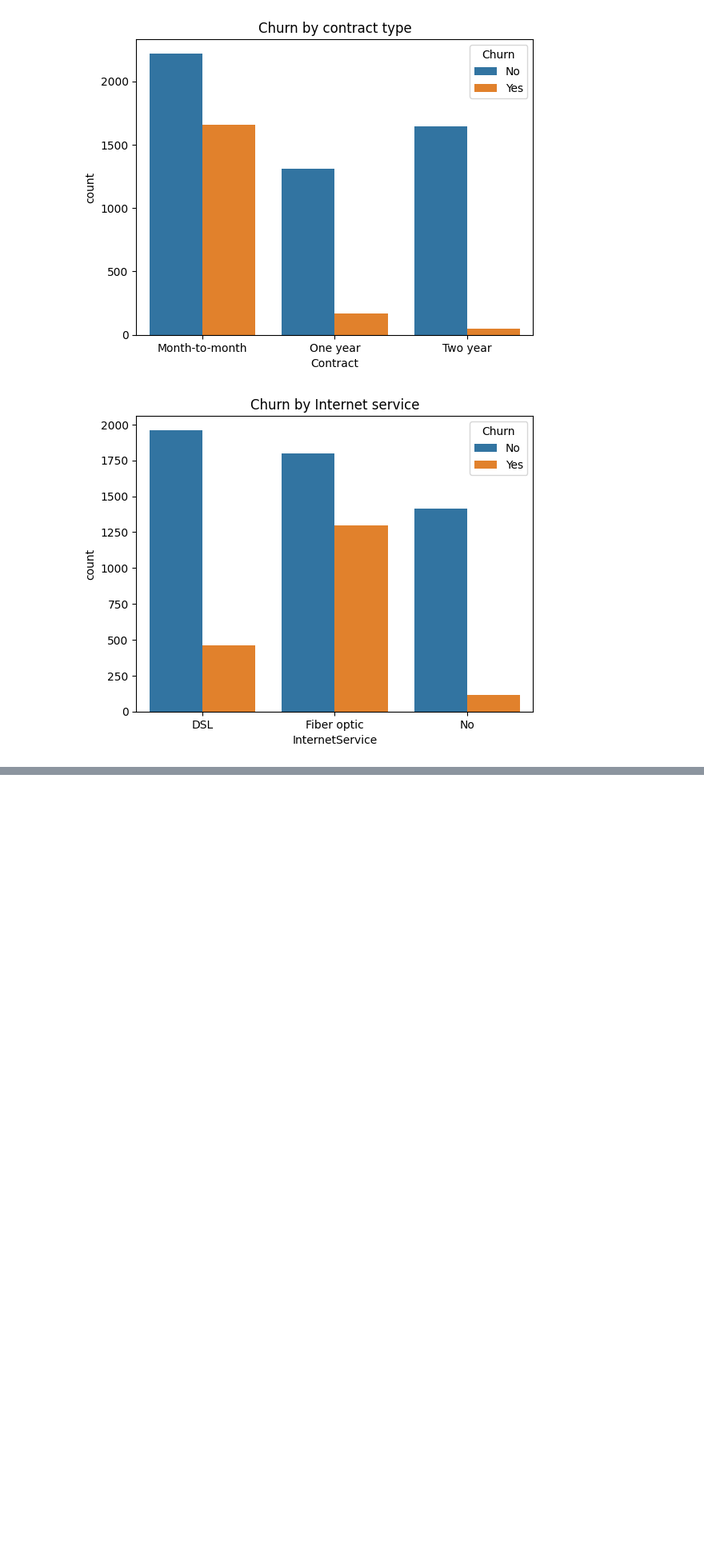
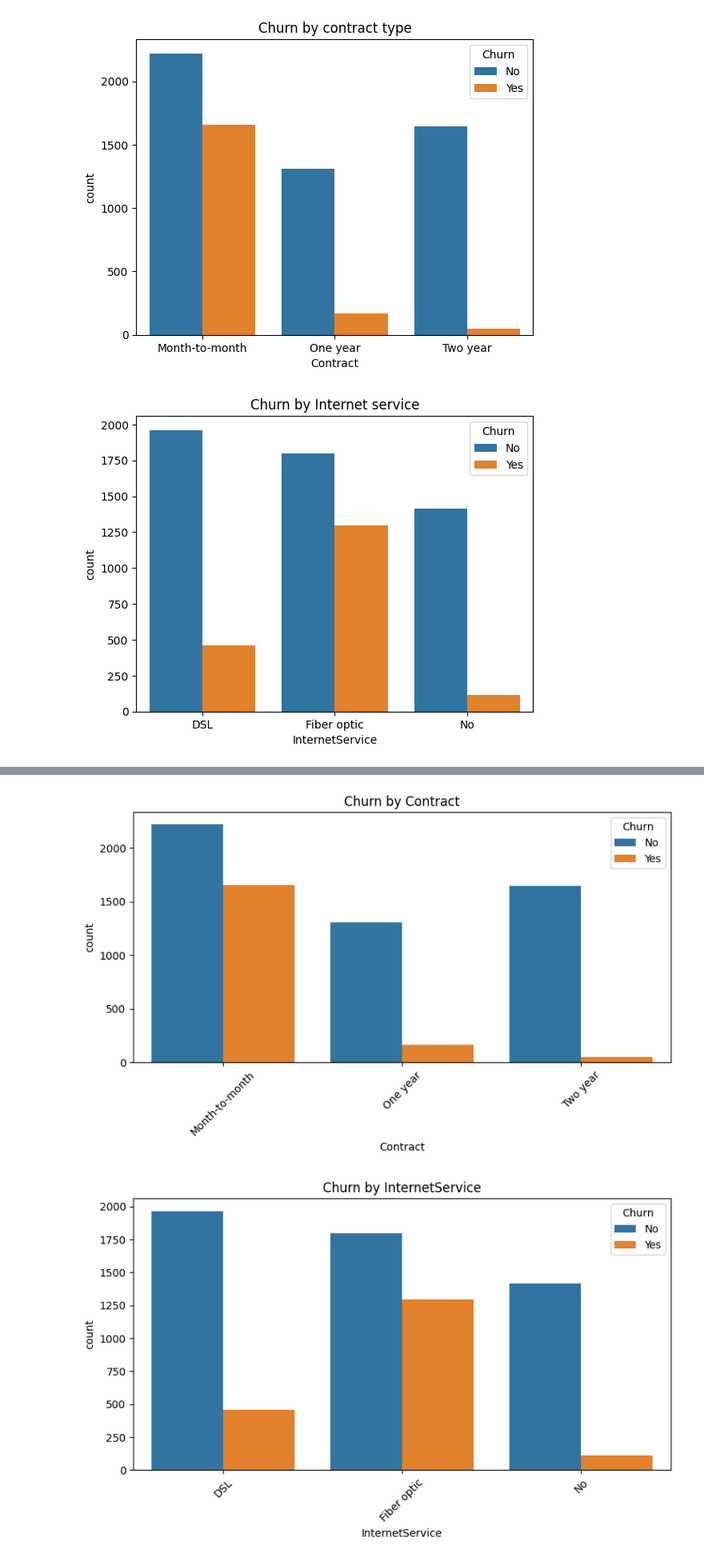
Before and after one commit to Martavb86/churn_analysis-uk, a Jupyter notebook: 01_data_exploration.ipynb, the cells around one changed output, grey strips where cells are left out. Shown at 80% size. Saved outputs shown, nothing was run; the diff lists cells and outputs as text; code cells hidden in the pictures; blank space fills up the shorter version.

```diff
--- a/01_data_exploration.ipynb
+++ b/01_data_exploration.ipynb
@@ -161,0 +166,14 @@ plt.show()
+# %%
+categorical_cols = ['Contract', 'InternetService', 'PaymentMethod', 'gender']
+# %%
+for col in categorical_cols:
+    plt.figure(figsize=(8,5))
+    sns.countplot(data=df, x=col, hue='Churn')
+    plt.title(f'Churn by {col}')
+    plt.xticks(rotation=45)
+    plt.tight_layout()
+    plt.savefig(f'visuals/churn_{col}.png')
+    plt.show()
+# %% [output]
+[figure, added]
+[figure, added]
```
Also changed, not shown: parts of 12 cells of this notebook.
